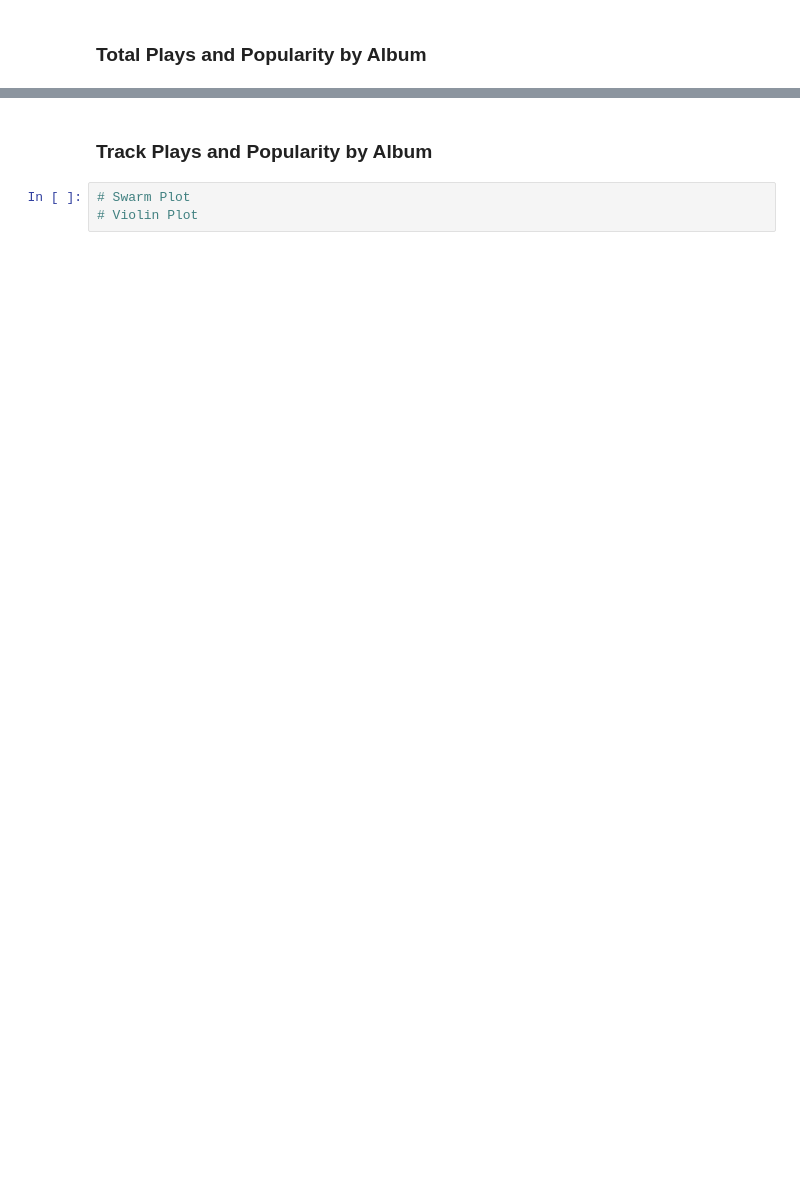
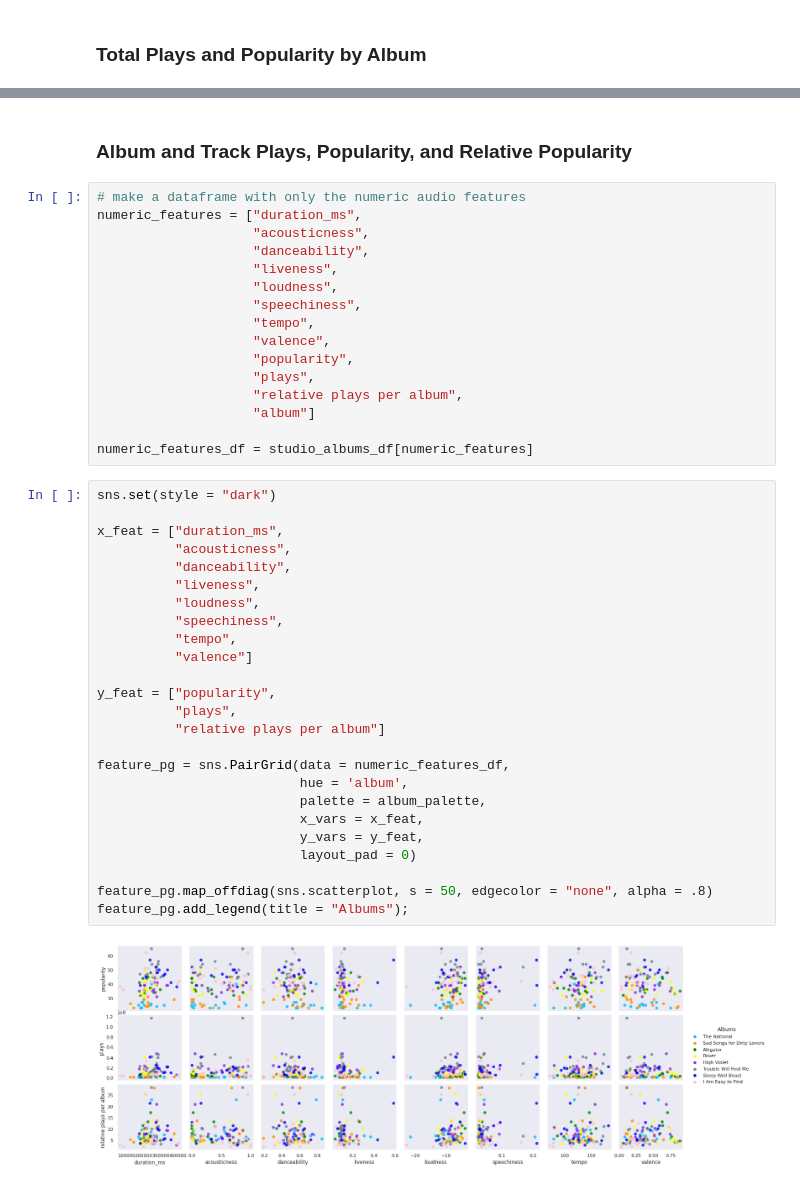
Before and after one commit to codey-phoun/SpotifyAudioFeatures_TheNational, a Jupyter notebook: Spotipy_The_National.ipynb, the cells around one changed output, grey strips where cells are left out. Drawn from its saved outputs; the diff is of its cells as text; blank space fills up the shorter version.

```diff
--- a/Spotipy_The_National.ipynb
+++ b/Spotipy_The_National.ipynb
@@ -565,5 +572,45 @@ total_album_pop.set(xlabel = "",
 # %% [markdown]
-### Track Plays and Popularity by Album
+### Album and Track Plays, Popularity, and Relative Popularity
-# %%
-# Swarm Plot
-# Violin Plot
+# %%
+# make a dataframe with only the numeric audio features
+numeric_features = ["duration_ms",
+                    "acousticness",
+                    "danceability",
+                    "liveness",
+                    "loudness",
+                    "speechiness",
+                    "tempo",
+                    "valence",
+                    "popularity",
+                    "plays",
+                    "relative plays per album",
+                    "album"]
+
+numeric_features_df = studio_albums_df[numeric_features]
+# %%
+sns.set(style = "dark")
+
+x_feat = ["duration_ms",
+          "acousticness",
+          "danceability",
+          "liveness",
+          "loudness",
+          "speechiness",
+          "tempo",
+          "valence"]
+
+y_feat = ["popularity",
+          "plays",
+          "relative plays per album"]
+
+feature_pg = sns.PairGrid(data = numeric_features_df,
+                          hue = 'album',
+                          palette = album_palette,
+                          x_vars = x_feat,
+                          y_vars = y_feat,
+                          layout_pad = 0)
+
+feature_pg.map_offdiag(sns.scatterplot, s = 50, edgecolor = "none", alpha = .8)
+feature_pg.add_legend(title = "Albums");
+# %% [output]
+[figure, added]
```
Also changed, not shown: parts of 46 cells of this notebook.
